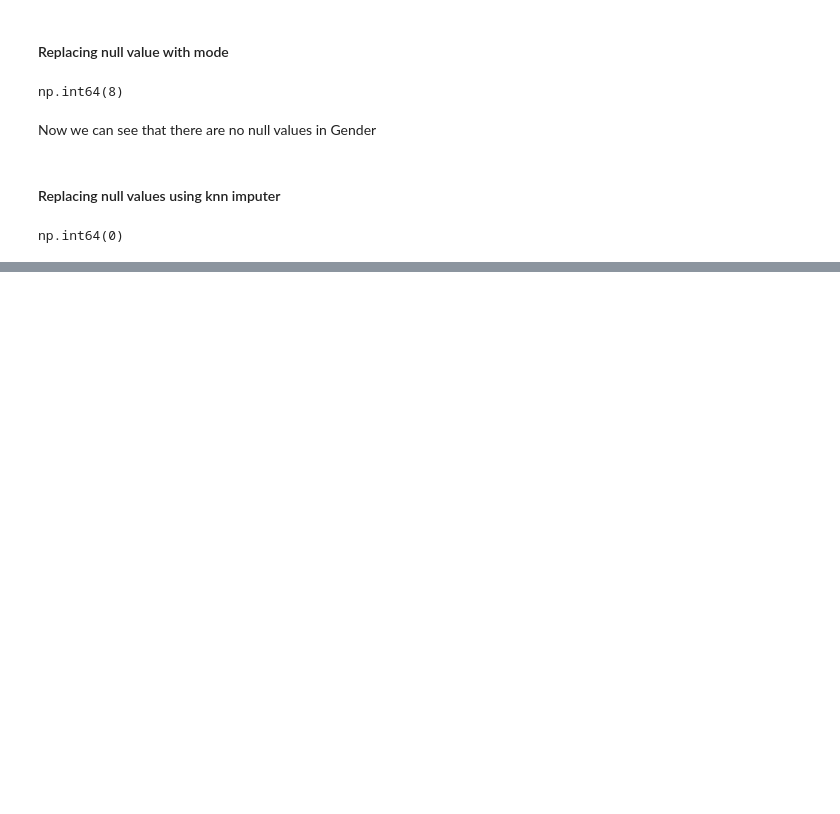
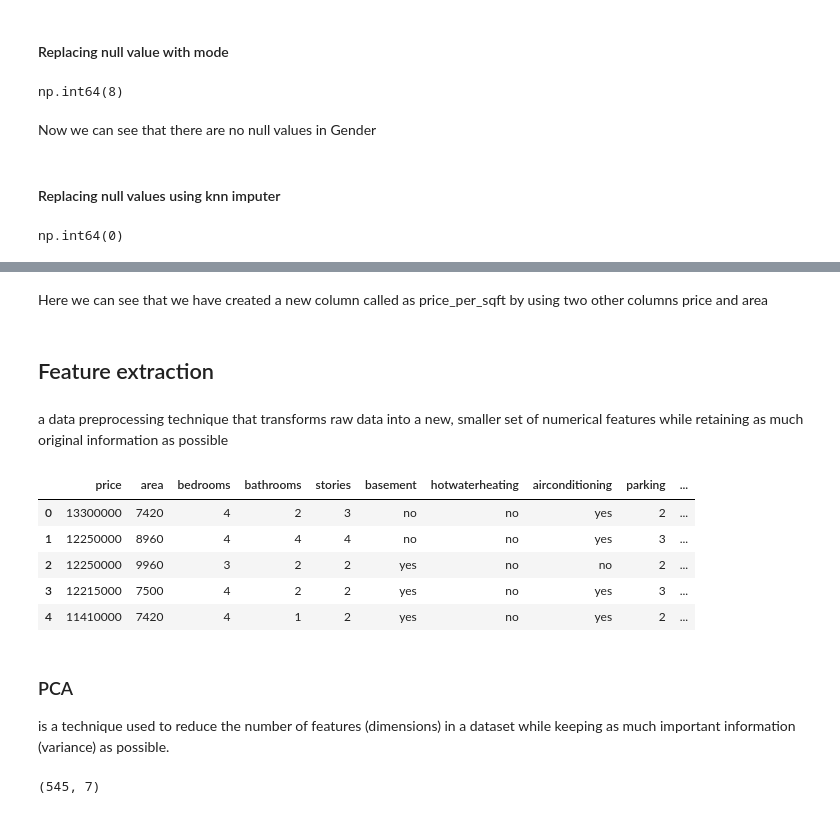
Before and after one commit to RajatVerma01/AIML-Learning, a Jupyter notebook: Day4/feature_engineering.ipynb, the cells around one changed output, grey strips where cells are left out. Cells and saved outputs as stored; diff of their text form; code cells hidden in the pictures; blank space fills up the shorter version.

```diff
--- a/Day4/feature_engineering.ipynb
+++ b/Day4/feature_engineering.ipynb
@@ -169,0 +230,15 @@ Now we can see that there are no null values in Gender
+# %% [markdown]
+Here we can see that we have created a new column called as price_per_sqft by using two other columns price and area
+# %% [markdown]
+## Feature extraction
+# %% [markdown]
+a data preprocessing technique that transforms raw data into a new, smaller set of numerical features while retaining as much original information as possible
+# %%
+df.head()
+# %% [output]
+|  | price | area | bedrooms | bathrooms | stories | basement | hotwaterheating | airconditioning | parking | ... |
+| 0 | 13300000 | 7420 | 4 | 2 | 3 | no | no | yes | 2 | ... |
+| 1 | 12250000 | 8960 | 4 | 4 | 4 | no | no | yes | 3 | ... |
+| 2 | 12250000 | 9960 | 3 | 2 | 2 | yes | no | no | 2 | ... |
+| 3 | 12215000 | 7500 | 4 | 2 | 2 | yes | no | yes | 3 | ... |
+| 4 | 11410000 | 7420 | 4 | 1 | 2 | yes | no | yes | 2 | ... |
@@ -169,0 +247,3 @@ Now we can see that there are no null values in Gender
+# %% [markdown]
+### PCA
+is a technique used to reduce the number of features (dimensions) in a dataset while keeping as much important information (variance) as possible.
@@ -169,0 +252,6 @@ Now we can see that there are no null values in Gender
+# %%
+pca=PCA(n_components=5)
+x=df[num]
+x.shape
+# %% [output]
+(545, 7)
```
Also changed, not shown: parts of 20 cells of this notebook.
